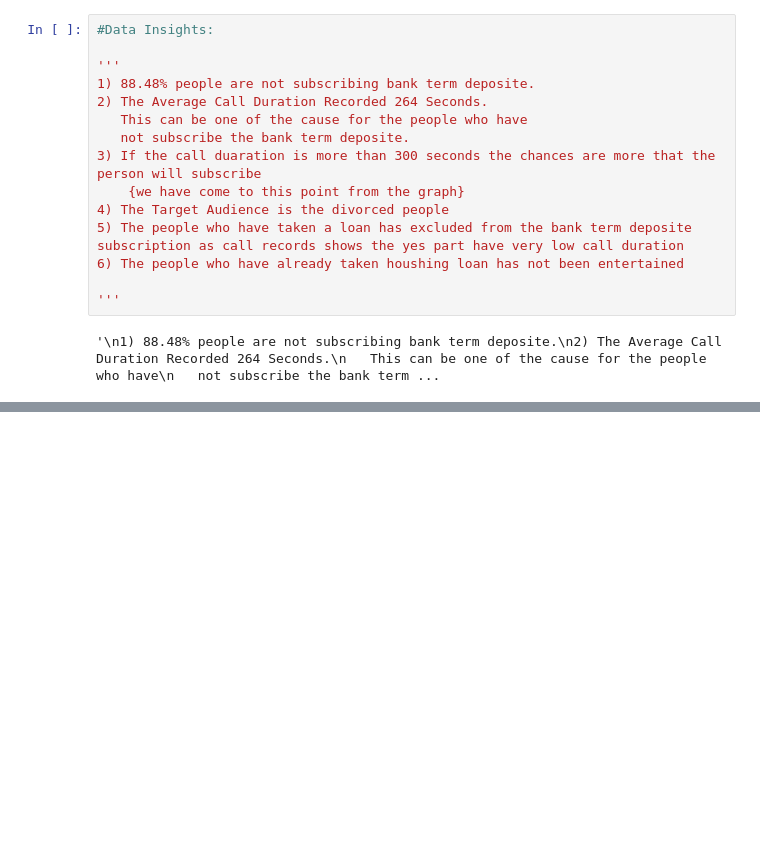
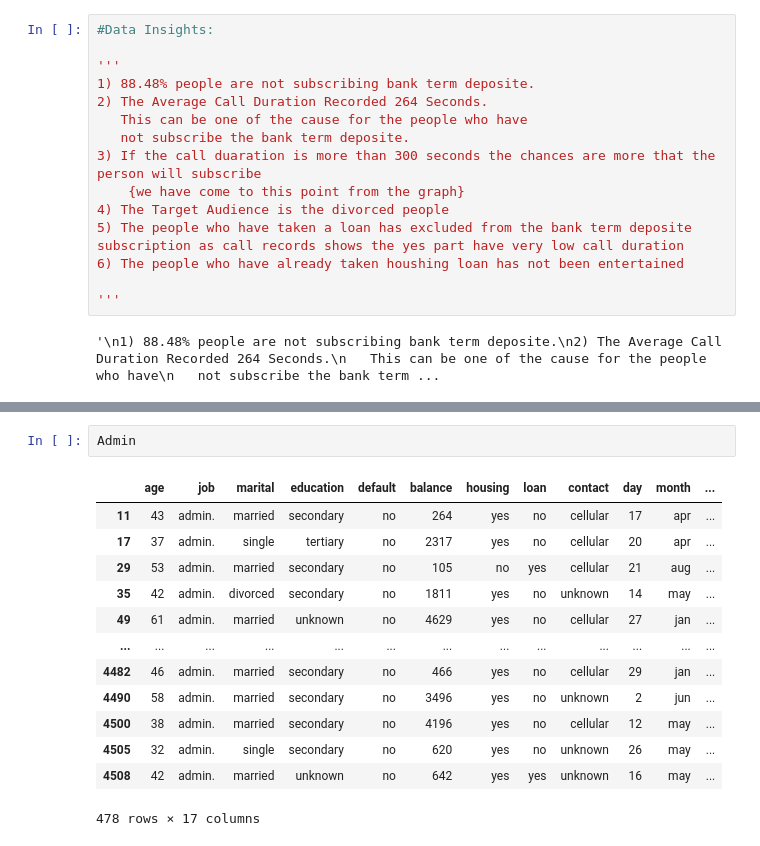
Before and after one commit to vikasmishra0921/Bank_Telemarketing_classifier, a Jupyter notebook: Model.ipynb, the cells around one changed output, grey strips where cells are left out. Cells and saved outputs as stored; diff of their text form; blank space fills up the shorter version.

```diff
--- a/Model.ipynb
+++ b/Model.ipynb
@@ -265,0 +266,16 @@ plt.show()
+# %%
+Admin
+# %% [output]
+|  | age | job | marital | education | default | balance | housing | loan | contact | day | month | ... |
+| 11 | 43 | admin. | married | secondary | no | 264 | yes | no | cellular | 17 | apr | ... |
+| 17 | 37 | admin. | single | tertiary | no | 2317 | yes | no | cellular | 20 | apr | ... |
+| 29 | 53 | admin. | married | secondary | no | 105 | no | yes | cellular | 21 | aug | ... |
+| 35 | 42 | admin. | divorced | secondary | no | 1811 | yes | no | unknown | 14 | may | ... |
+| 49 | 61 | admin. | married | unknown | no | 4629 | yes | no | cellular | 27 | jan | ... |
+| ... | ... | ... | ... | ... | ... | ... | ... | ... | ... | ... | ... | ... |
+| 4482 | 46 | admin. | married | secondary | no | 466 | yes | no | cellular | 29 | jan | ... |
+| 4490 | 58 | admin. | married | secondary | no | 3496 | yes | no | unknown | 2 | jun | ... |
+| 4500 | 38 | admin. | married | secondary | no | 4196 | yes | no | cellular | 12 | may | ... |
+| 4505 | 32 | admin. | single | secondary | no | 620 | yes | no | unknown | 26 | may | ... |
+| 4508 | 42 | admin. | married | unknown | no | 642 | yes | yes | unknown | 16 | may | ... |
+478 rows × 17 columns
```
Also changed, not shown: parts of 18 cells of this notebook.
